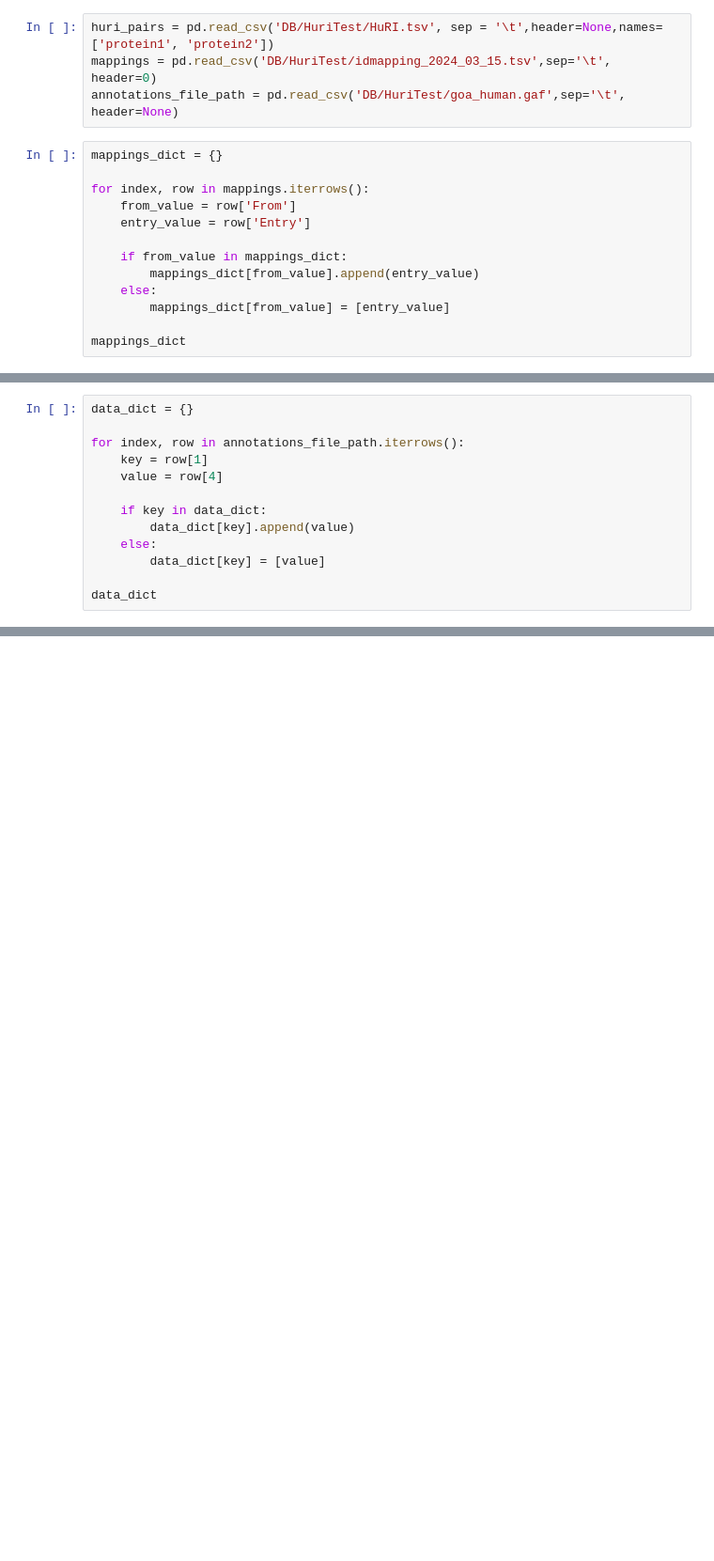
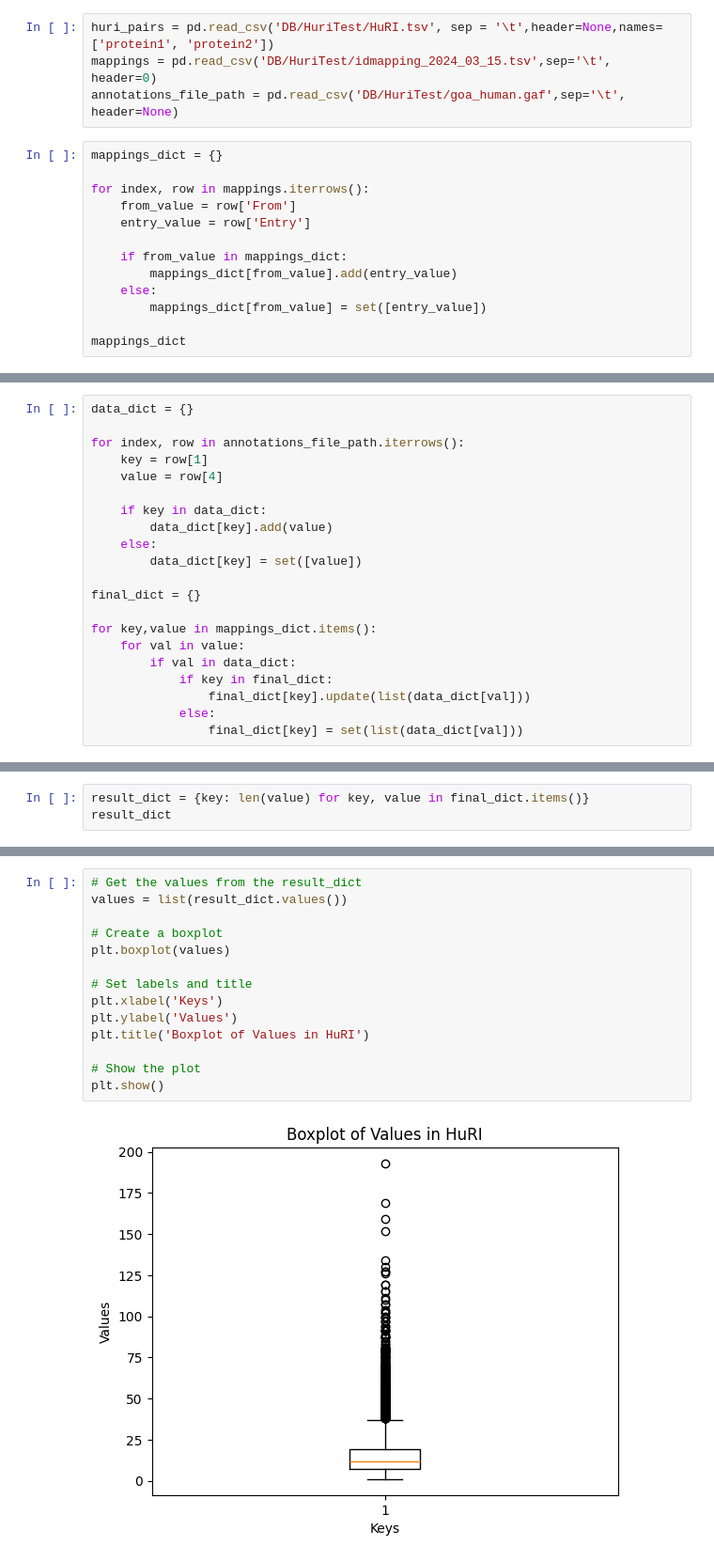
Before and after one commit to andre279m/UncertaintyInML, a Jupyter notebook: checkSTRINGHuRIAnnot.ipynb, the cells around one changed output, grey strips where cells are left out. Shown at 94% size. Drawn from its saved outputs; the diff is of its cells as text; blank space fills up the shorter version.

```diff
--- a/checkSTRINGHuRIAnnot.ipynb
+++ b/checkSTRINGHuRIAnnot.ipynb
@@ -32,9 +93,9 @@ for index, row in mappings.iterrows():
     entry_value = row['Entry']
 
     if from_value in mappings_dict:
-        mappings_dict[from_value].append(entry_value)
+        mappings_dict[from_value].add(entry_value)
     else:
-        mappings_dict[from_value] = [entry_value]
+        mappings_dict[from_value] = set([entry_value])
 
 mappings_dict
 # %% [output]
@@ -63,8 +124,16 @@ for index, row in annotations_file_path.iterrows():
     value = row[4]
 
     if key in data_dict:
-        data_dict[key].append(value)
+        data_dict[key].add(value)
     else:
-        data_dict[key] = [value]
+        data_dict[key] = set([value])
 
-data_dict
+final_dict = {}
+
+for key,value in mappings_dict.items():
+    for val in value:
+        if val in data_dict:
+            if key in final_dict:
+                final_dict[key].update(list(data_dict[val]))
+            else:
+                final_dict[key] = set(list(data_dict[val]))
@@ -88,0 +160,3 @@ data_dict
+# %%
+result_dict = {key: len(value) for key, value in final_dict.items()}
+result_dict
@@ -88,0 +181,16 @@ data_dict
+# %%
+# Get the values from the result_dict
+values = list(result_dict.values())
+
+# Create a boxplot
+plt.boxplot(values)
+
+# Set labels and title
+plt.xlabel('Keys')
+plt.ylabel('Values')
+plt.title('Boxplot of Values in HuRI')
+
+# Show the plot
+plt.show()
+# %% [output]
+[figure, added]
```
Also changed, not shown: parts of 11 cells of this notebook, 2 other files.
